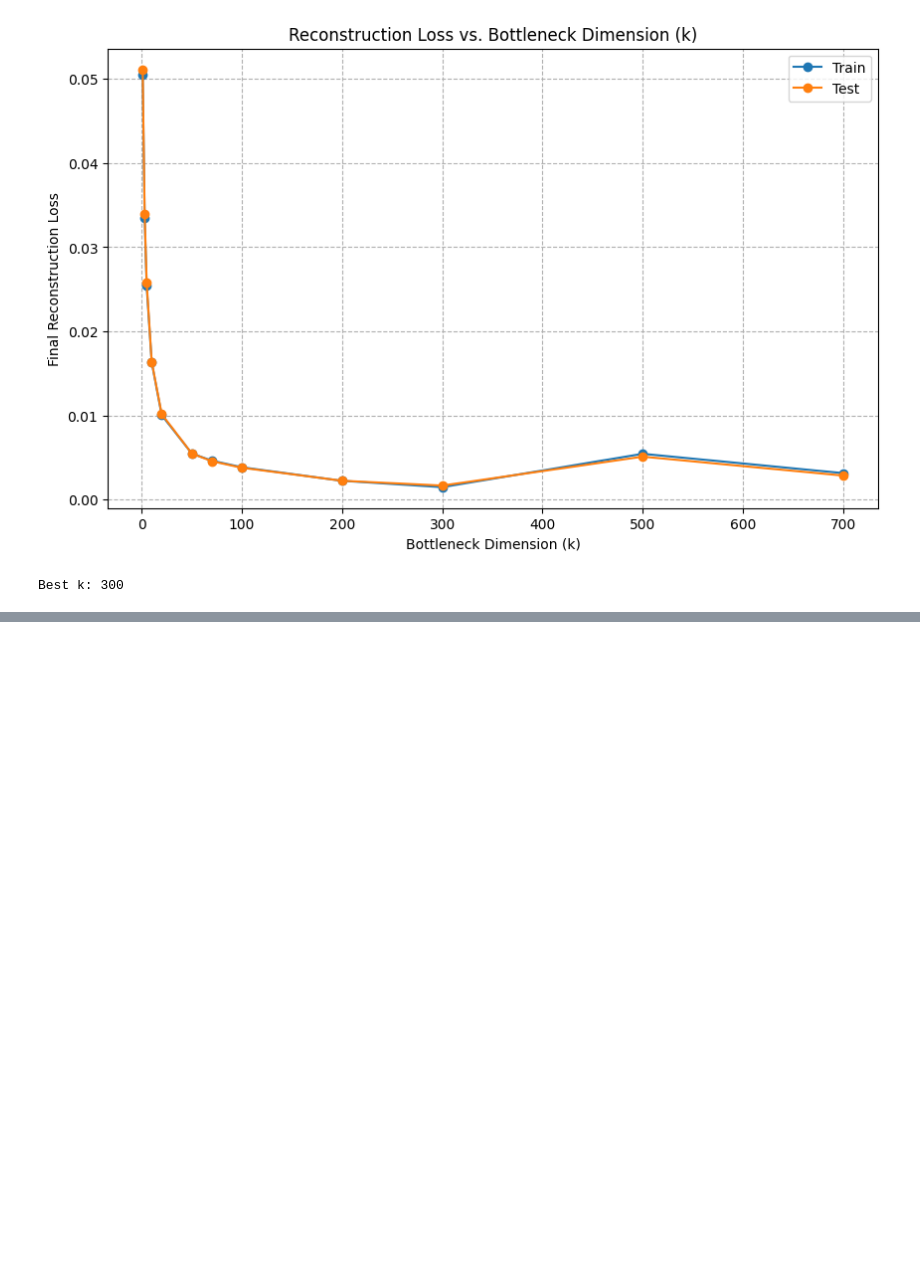
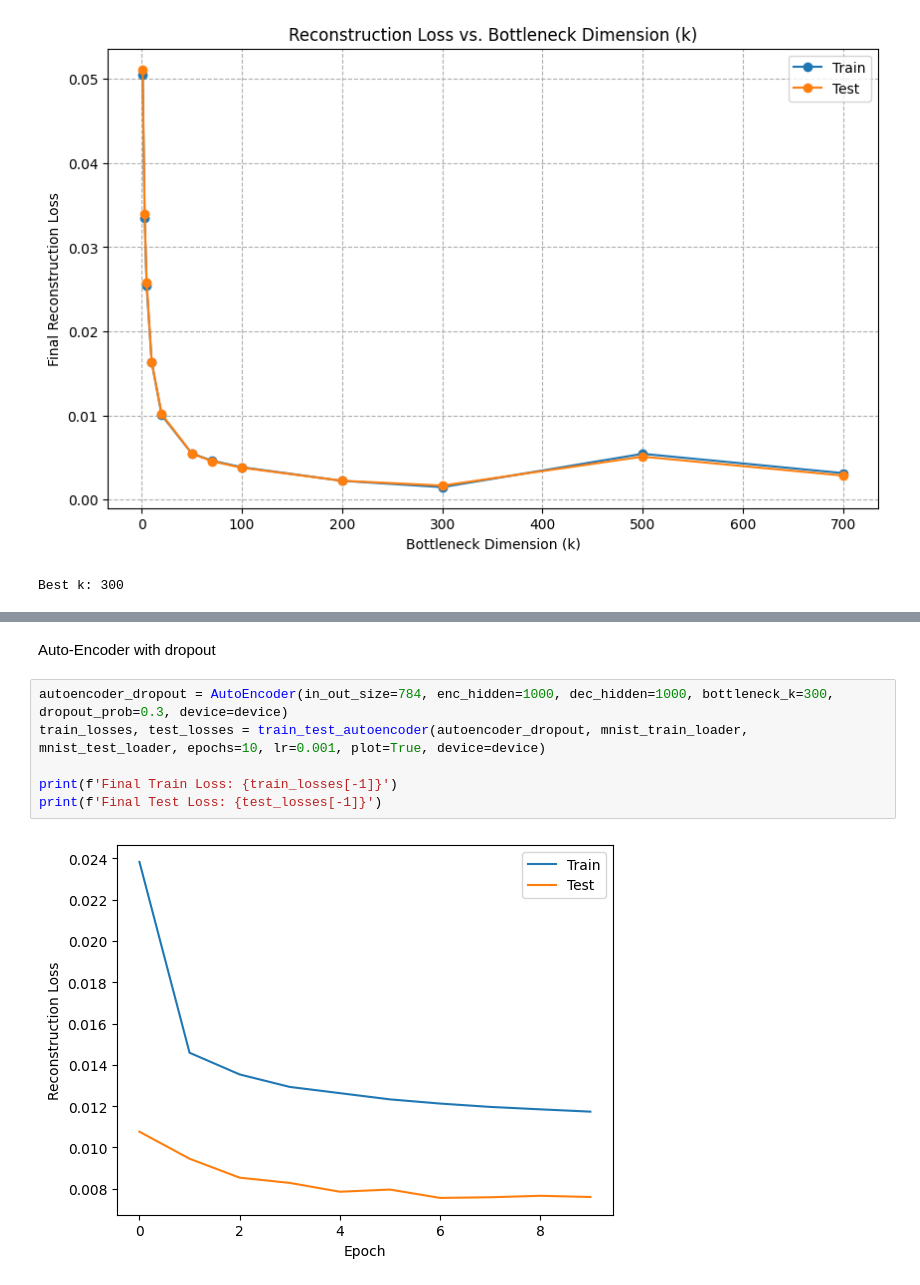
Before and after one commit to yashc73080/CS462-Deep-Learning, a Jupyter notebook: HW2/features_unsupervised_and_transfer_learning.ipynb, the cells around one changed output, grey strips where cells are left out. Cells and saved outputs as stored; diff of their text form; blank space fills up the shorter version.

```diff
--- a/HW2/features_unsupervised_and_transfer_learning.ipynb
+++ b/HW2/features_unsupervised_and_transfer_learning.ipynb
@@ -231,0 +280,10 @@ Best k: 300
+# %% [markdown]
+Auto-Encoder with dropout
+# %%
+autoencoder_dropout = AutoEncoder(in_out_size=784, enc_hidden=1000, dec_hidden=1000, bottleneck_k=300, dropout_prob=0.3, device=device)
+train_losses, test_losses = train_test_autoencoder(autoencoder_dropout, mnist_train_loader, mnist_test_loader, epochs=10, lr=0.001, plot=True, device=device)
+
+print(f'Final Train Loss: {train_losses[-1]}')
+print(f'Final Test Loss: {test_losses[-1]}')
+# %% [output]
+[figure, added]
```
Also changed, not shown: parts of 9 cells of this notebook.
